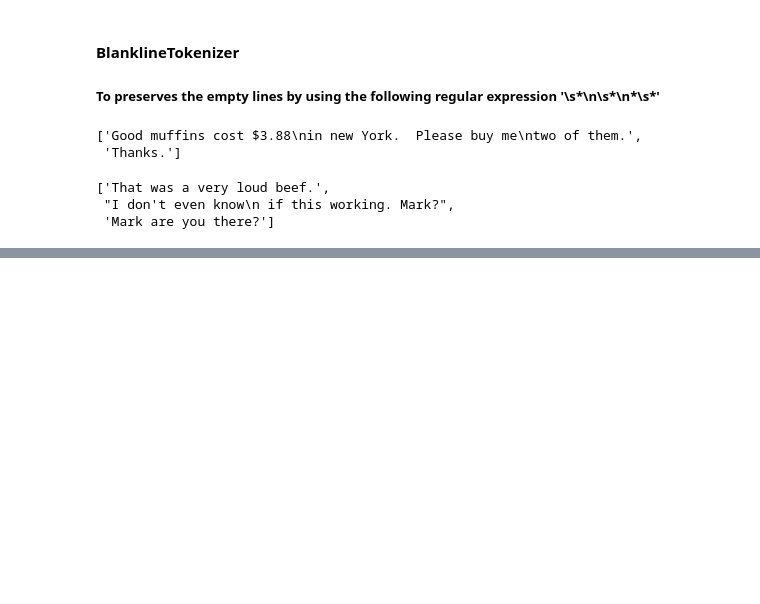
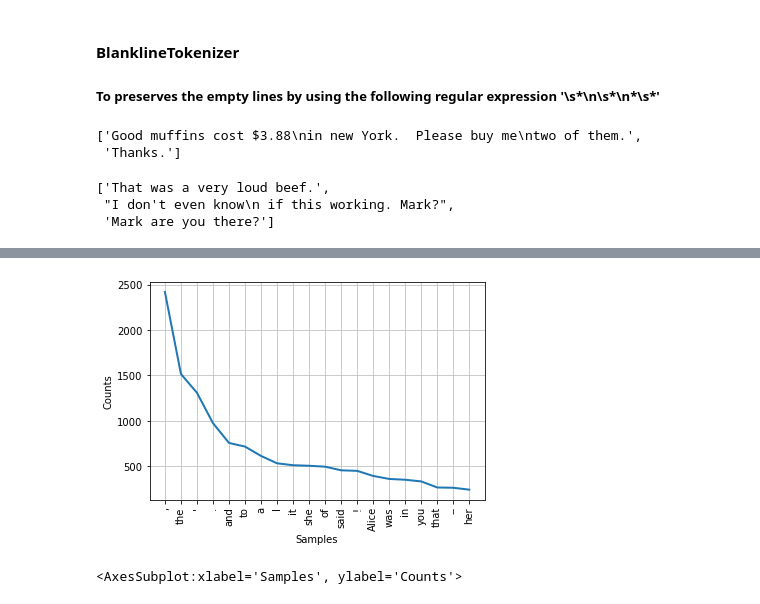
Before and after one commit to pappumahato/Natural-Language-Processing, a Jupyter notebook: nlp_basics.ipynb, the cells around one changed output, grey strips where cells are left out. Saved outputs shown, nothing was run; the diff lists cells and outputs as text; code cells hidden in the pictures; blank space fills up the shorter version.

Commit message:
added fre dist and stopwords in the file

```diff
--- a/nlp_basics.ipynb
+++ b/nlp_basics.ipynb
@@ -105,0 +109,9 @@ BlanklineTokenizer().tokenize(s)
+# %%
+from nltk.tokenize import word_tokenize
+from nltk.corpus import gutenberg
+from nltk.probability import FreqDist
+
+sample = gutenberg.raw("carroll-alice.txt")
+tok_words = word_tokenize(sample)
+fdist = FreqDist(tok_words)
+print(fdist)
@@ -105,0 +144,6 @@ BlanklineTokenizer().tokenize(s)
+# %%
+# To plot the Frequency Distribution
+fdist.plot(20)
+# %% [output]
+[figure, added]
+<AxesSubplot:xlabel='Samples', ylabel='Counts'>
```
Also changed, not shown: parts of 10 cells of this notebook.
